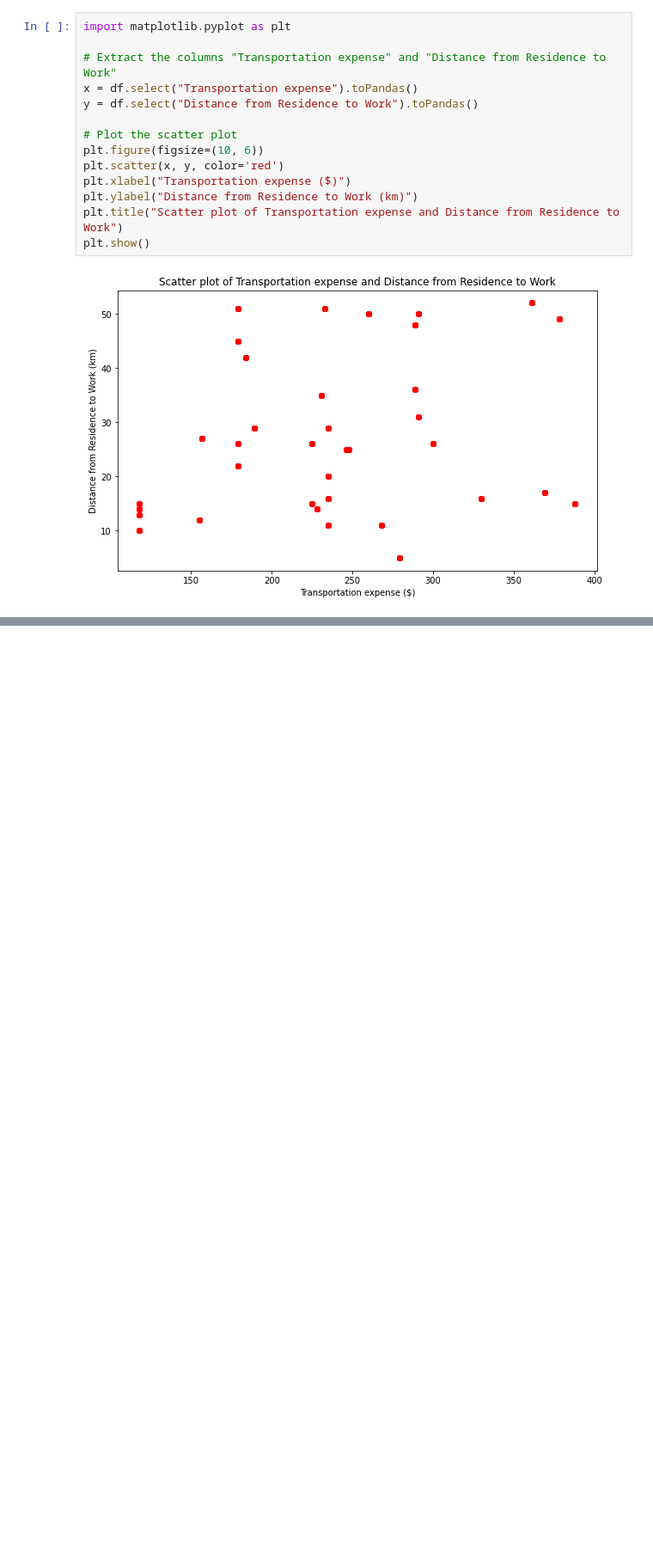
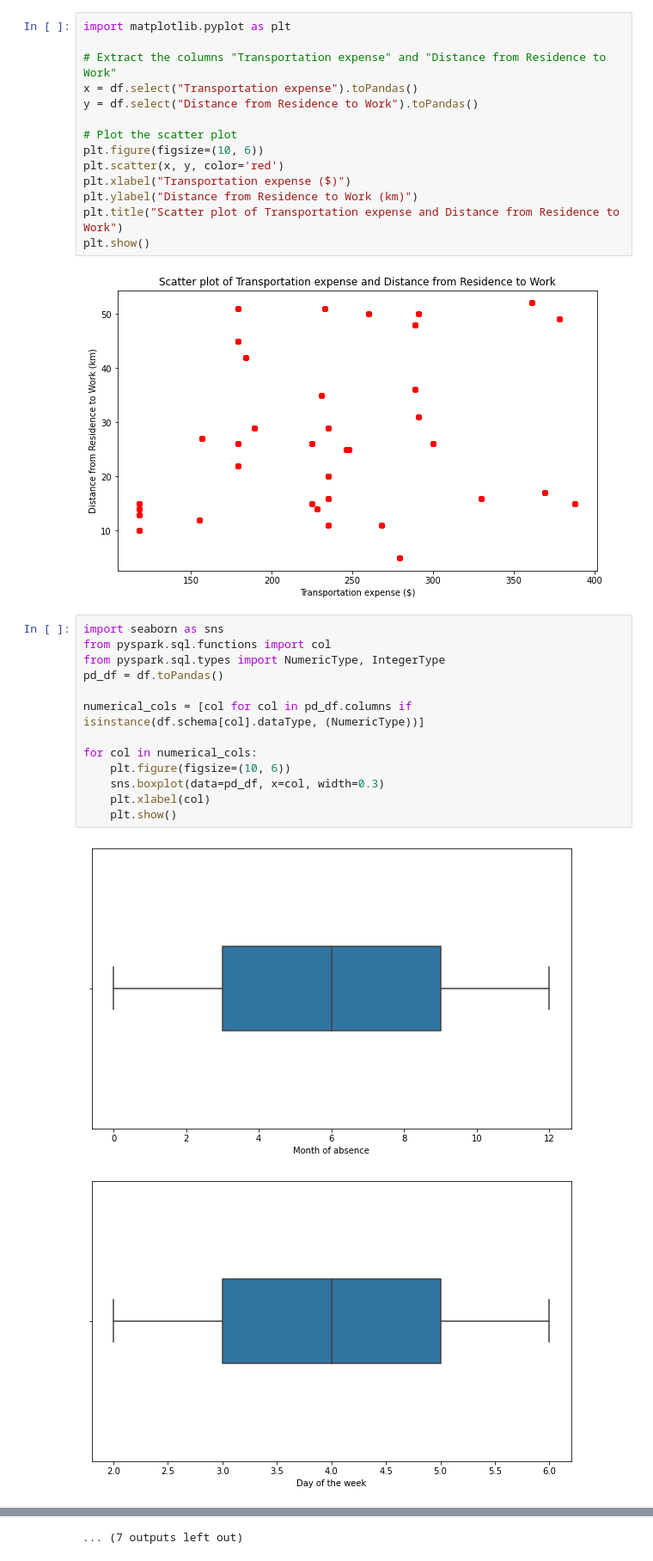
Before and after one commit to GuilhermeVCCdaSilva/ProjetoBD, a Jupyter notebook: ProjetoBigData_GuilhermeSilvaMarineFournieGonçaloAlves.ipynb, the cells around one changed output, grey strips where cells are left out. Shown: that part at 86% size. Cells and saved outputs as stored; diff of their text form; blank space fills up the shorter version.

Commit message:
added plots modifications and train test split

```diff
--- a/ProjetoBigData_GuilhermeSilvaMarineFournieGonçaloAlves.ipynb
+++ b/ProjetoBigData_GuilhermeSilvaMarineFournieGonçaloAlves.ipynb
@@ -448,3 +437,19 @@ plt.title("Scatter plot of Transportation expense and Distance from Residence to
 plt.show()
 # %% [output]
 [figure]
+# %%
+import seaborn as sns
+from pyspark.sql.functions import col
+from pyspark.sql.types import NumericType, IntegerType
+pd_df = df.toPandas()
+
+numerical_cols = [col for col in pd_df.columns if isinstance(df.schema[col].dataType, (NumericType))]
+
+for col in numerical_cols:
+    plt.figure(figsize=(10, 6))
+    sns.boxplot(data=pd_df, x=col, width=0.3)
+    plt.xlabel(col)
+    plt.show()
+# %% [output]
+[figure, added]
+[figure, added]
@@ -450,0 +466 @@ plt.show()
+... (7 outputs left out)
```
Also changed, not shown: parts of 32 cells of this notebook.
